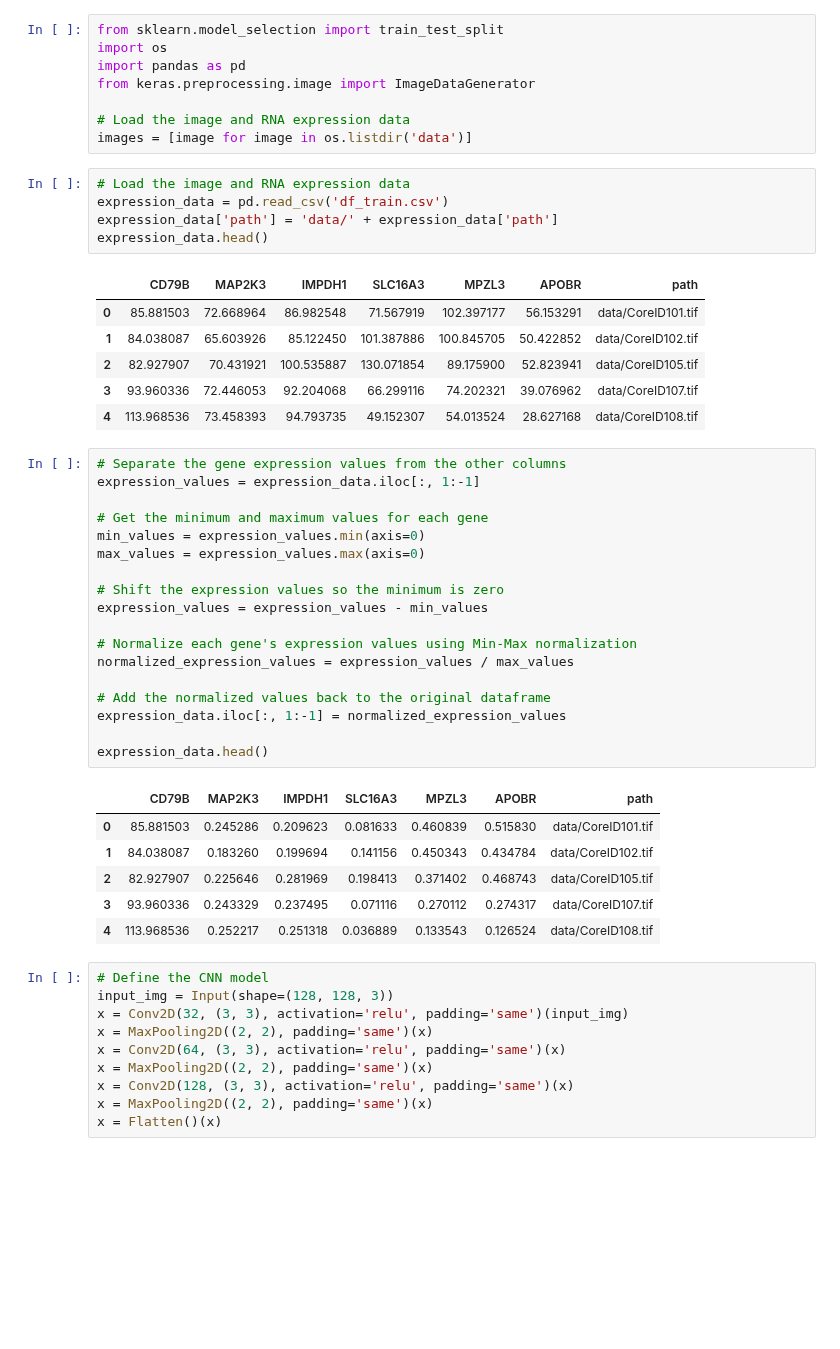
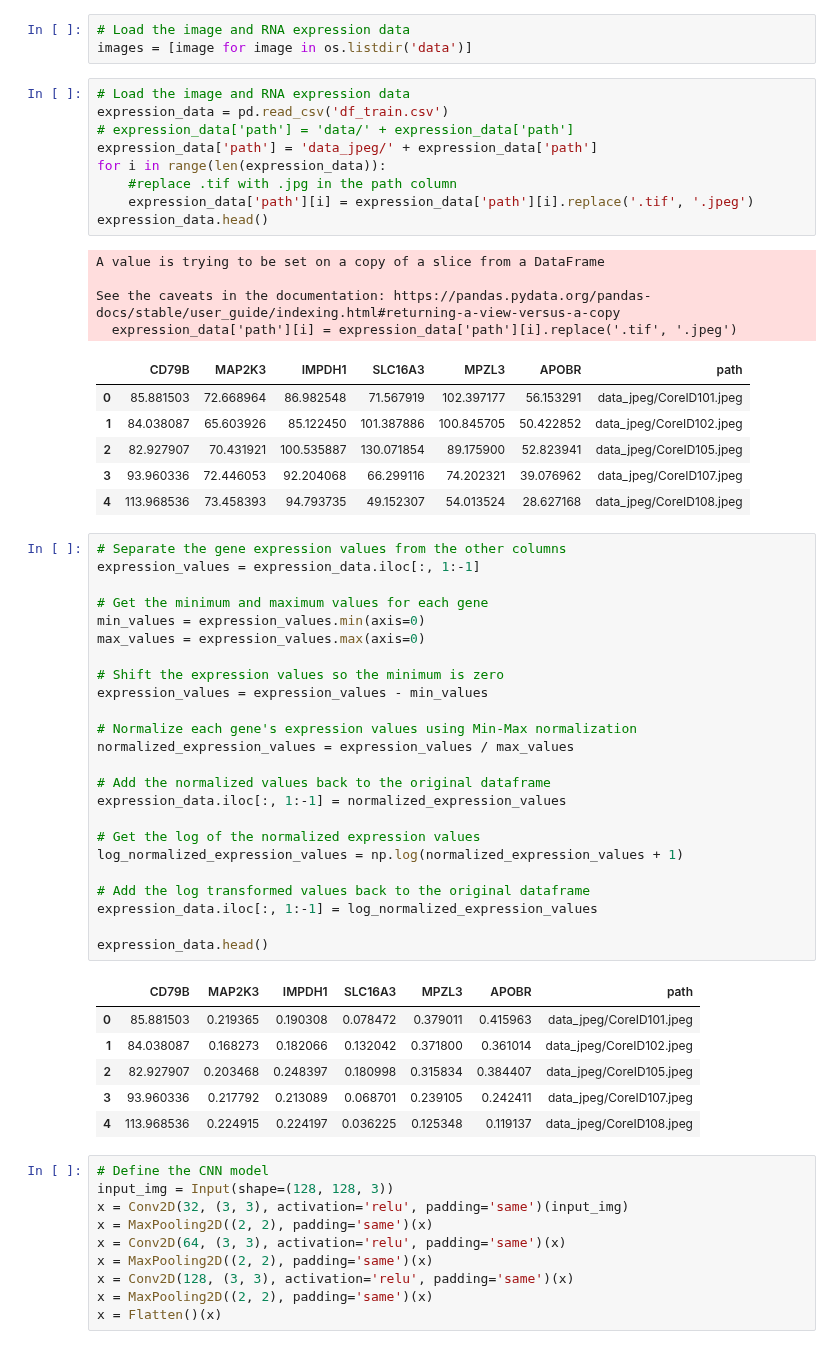
Before and after one commit to udiram/Glioblastoma_analysis, a Jupyter notebook: predict_rna/train_customcnnfcn.ipynb, the cells around one changed output. Cells and saved outputs as stored; diff of their text form; blank space fills up the shorter version.

```diff
--- a/predict_rna/train_customcnnfcn.ipynb
+++ b/predict_rna/train_customcnnfcn.ipynb
@@ -10,48 +11,57 @@ from sklearn.model_selection import train_test_split
 # %%
-from sklearn.model_selection import train_test_split
-import os
-import pandas as pd
-from keras.preprocessing.image import ImageDataGenerator
-
 # Load the image and RNA expression data
 images = [image for image in os.listdir('data')]
 # %%
 # Load the image and RNA expression data
 expression_data = pd.read_csv('df_train.csv')
-expression_data['path'] = 'data/' + expression_data['path']
+# expression_data['path'] = 'data/' + expression_data['path']
+expression_data['path'] = 'data_jpeg/' + expression_data['path']
+for i in range(len(expression_data)):
+    #replace .tif with .jpg in the path column
+    expression_data['path'][i] = expression_data['path'][i].replace('.tif', '.jpeg')
 expression_data.head()
 # %% [output]
+A value is trying to be set on a copy of a slice from a DataFrame
+
+See the caveats in the documentation: https://pandas.pydata.org/pandas-docs/stable/user_guide/indexing.html#returning-a-view-versus-a-copy
+  expression_data['path'][i] = expression_data['path'][i].replace('.tif', '.jpeg')
 |  | CD79B | MAP2K3 | IMPDH1 | SLC16A3 | MPZL3 | APOBR | path |
-| 0 | 85.881503 | 72.668964 | 86.982548 | 71.567919 | 102.397177 | 56.153291 | data/CoreID101.tif |
-| 1 | 84.038087 | 65.603926 | 85.122450 | 101.387886 | 100.845705 | 50.422852 | data/CoreID102.tif |
-| 2 | 82.927907 | 70.431921 | 100.535887 | 130.071854 | 89.175900 | 52.823941 | data/CoreID105.tif |
-| 3 | 93.960336 | 72.446053 | 92.204068 | 66.299116 | 74.202321 | 39.076962 | data/CoreID107.tif |
-| 4 | 113.968536 | 73.458393 | 94.793735 | 49.152307 | 54.013524 | 28.627168 | data/CoreID108.tif |
+| 0 | 85.881503 | 72.668964 | 86.982548 | 71.567919 | 102.397177 | 56.153291 | data_jpeg/CoreID101.jpeg |
+| 1 | 84.038087 | 65.603926 | 85.122450 | 101.387886 | 100.845705 | 50.422852 | data_jpeg/CoreID102.jpeg |
+| 2 | 82.927907 | 70.431921 | 100.535887 | 130.071854 | 89.175900 | 52.823941 | data_jpeg/CoreID105.jpeg |
+| 3 | 93.960336 | 72.446053 | 92.204068 | 66.299116 | 74.202321 | 39.076962 | data_jpeg/CoreID107.jpeg |
+| 4 | 113.968536 | 73.458393 | 94.793735 | 49.152307 | 54.013524 | 28.627168 | data_jpeg/CoreID108.jpeg |
 # %%
 # Separate the gene expression values from the other columns
 expression_values = expression_data.iloc[:, 1:-1]
 
 # Get the minimum and maximum values for each gene
 min_values = expression_values.min(axis=0)
 max_values = expression_values.max(axis=0)
 
 # Shift the expression values so the minimum is zero
 expression_values = expression_values - min_values
 
 # Normalize each gene's expression values using Min-Max normalization
 normalized_expression_values = expression_values / max_values
 
 # Add the normalized values back to the original dataframe
 expression_data.iloc[:, 1:-1] = normalized_expression_values
 
+# Get the log of the normalized expression values
+log_normalized_expression_values = np.log(normalized_expression_values + 1)
+
+# Add the log transformed values back to the original dataframe
+expression_data.iloc[:, 1:-1] = log_normalized_expression_values
+
 expression_data.head()
 # %% [output]
 |  | CD79B | MAP2K3 | IMPDH1 | SLC16A3 | MPZL3 | APOBR | path |
-| 0 | 85.881503 | 0.245286 | 0.209623 | 0.081633 | 0.460839 | 0.515830 | data/CoreID101.tif |
-| 1 | 84.038087 | 0.183260 | 0.199694 | 0.141156 | 0.450343 | 0.434784 | data/CoreID102.tif |
-| 2 | 82.927907 | 0.225646 | 0.281969 | 0.198413 | 0.371402 | 0.468743 | data/CoreID105.tif |
-| 3 | 93.960336 | 0.243329 | 0.237495 | 0.071116 | 0.270112 | 0.274317 | data/CoreID107.tif |
-| 4 | 113.968536 | 0.252217 | 0.251318 | 0.036889 | 0.133543 | 0.126524 | data/CoreID108.tif |
+| 0 | 85.881503 | 0.219365 | 0.190308 | 0.078472 | 0.379011 | 0.415963 | data_jpeg/CoreID101.jpeg |
+| 1 | 84.038087 | 0.168273 | 0.182066 | 0.132042 | 0.371800 | 0.361014 | data_jpeg/CoreID102.jpeg |
+| 2 | 82.927907 | 0.203468 | 0.248397 | 0.180998 | 0.315834 | 0.384407 | data_jpeg/CoreID105.jpeg |
+| 3 | 93.960336 | 0.217792 | 0.213089 | 0.068701 | 0.239105 | 0.242411 | data_jpeg/CoreID107.jpeg |
+| 4 | 113.968536 | 0.224915 | 0.224197 | 0.036225 | 0.125348 | 0.119137 | data_jpeg/CoreID108.jpeg |
 # %%
 # Define the CNN model
 input_img = Input(shape=(128, 128, 3))
```
Also changed, not shown: parts of 16 cells of this notebook, 11 other files.
